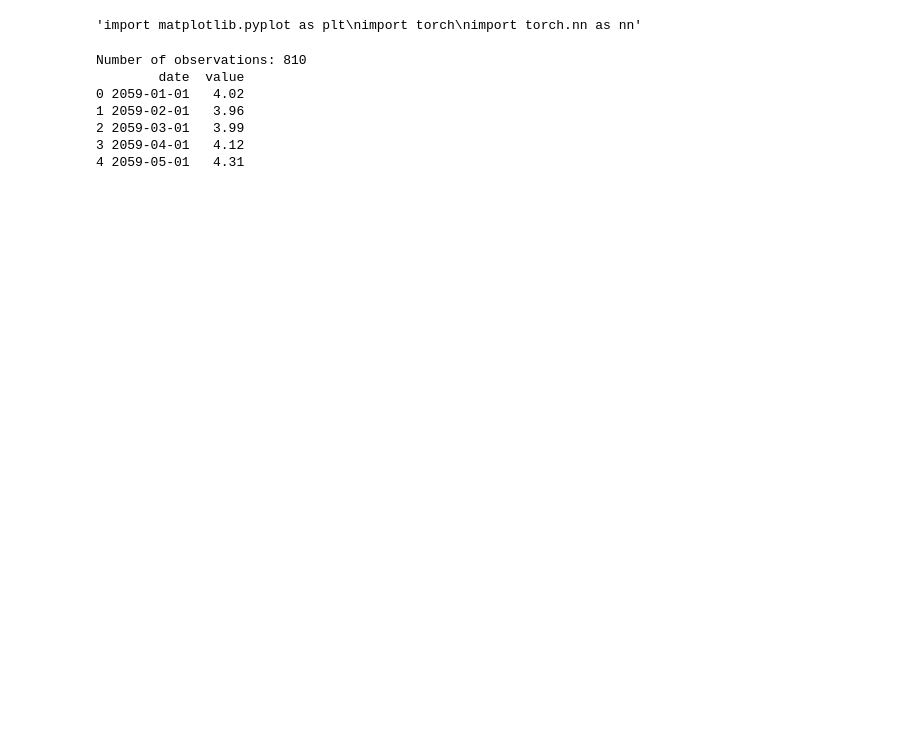
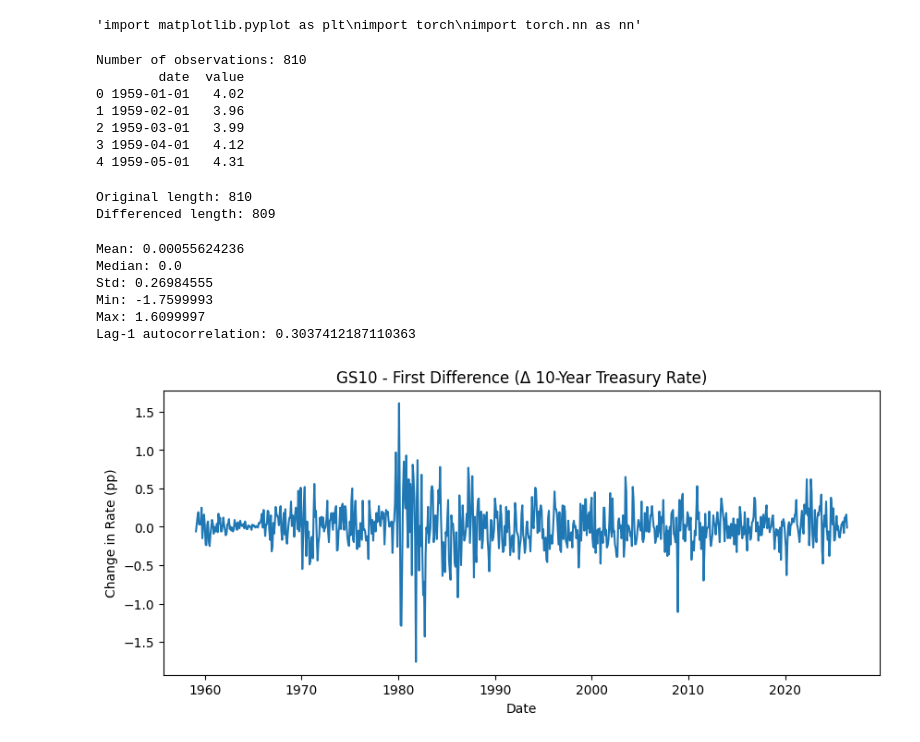
Before and after one commit to WillNeub/VIPHW1Part2, a Jupyter notebook: new_series_fcn.ipynb, the cells around one changed output. Saved outputs shown, nothing was run; the diff lists cells and outputs as text; code cells hidden in the pictures; blank space fills up the shorter version.

```diff
--- a/new_series_fcn.ipynb
+++ b/new_series_fcn.ipynb
@@ -9,6 +6,8 @@ import torch.nn as nn'''
 # %%
 df = pd.read_csv("GS10-2026-07-MD.csv", skiprows=1, names=["date", "value"], header=0)
 df["date"] = pd.to_datetime(df["date"], format="%m/%d/%y")
+df["date"] = df["date"].apply(lambda d: d.replace(year=d.year - 100) if d.year >= 2059 else d)
+df.sort_values("date").reset_index(drop=True)
 
 series = df["value"].values.astype(np.float32)
 dates = df["date"].values
@@ -18,8 +17,20 @@ print(df.head())
 # %% [output]
 Number of observations: 810
         date  value
-0 2059-01-01   4.02
-1 2059-02-01   3.96
-2 2059-03-01   3.99
-3 2059-04-01   4.12
-4 2059-05-01   4.31
+0 1959-01-01   4.02
+1 1959-02-01   3.96
+2 1959-03-01   3.99
+3 1959-04-01   4.12
+4 1959-05-01   4.31
+# %%
+series_raw = df["value"].values.astype(np.float32)
+dates_raw = df["date"].values
+
+series = np.diff(series_raw)
+dates = dates_raw[1:]
+
+print("Original length:", len(series_raw))
+print("Differenced length:", len(series))
+# %% [output]
+Original length: 810
+Differenced length: 809
@@ -26,3 +41,27 @@ Number of observations: 810
+# %%
+print("Mean:", np.mean(series))
+print("Median:", np.median(series))
+print("Std:", np.std(series))
+print("Min:", np.min(series))
+print("Max:", np.max(series))
+
+lag1_autocorr = np.corrcoef(series[:-1], series[1:])[0, 1]
+print("Lag-1 autocorrelation:", lag1_autocorr)
+
+plt.figure(figsize=(10,4))
+plt.plot(dates, series)
+plt.title("GS10 - First Difference (Δ 10-Year Treasury Rate)")
+plt.xlabel("Date")
+plt.ylabel("Change in Rate (pp)")
+plt.show()
+# %% [output]
+Mean: 0.00055624236
+Median: 0.0
+Std: 0.26984555
+Min: -1.7599993
+Max: 1.6099997
+Lag-1 autocorrelation: 0.3037412187110363
+[figure, added]
 # %%
 def create_windows(series, p):
     """
```
Also changed, not shown: parts of 2 cells of this notebook.
